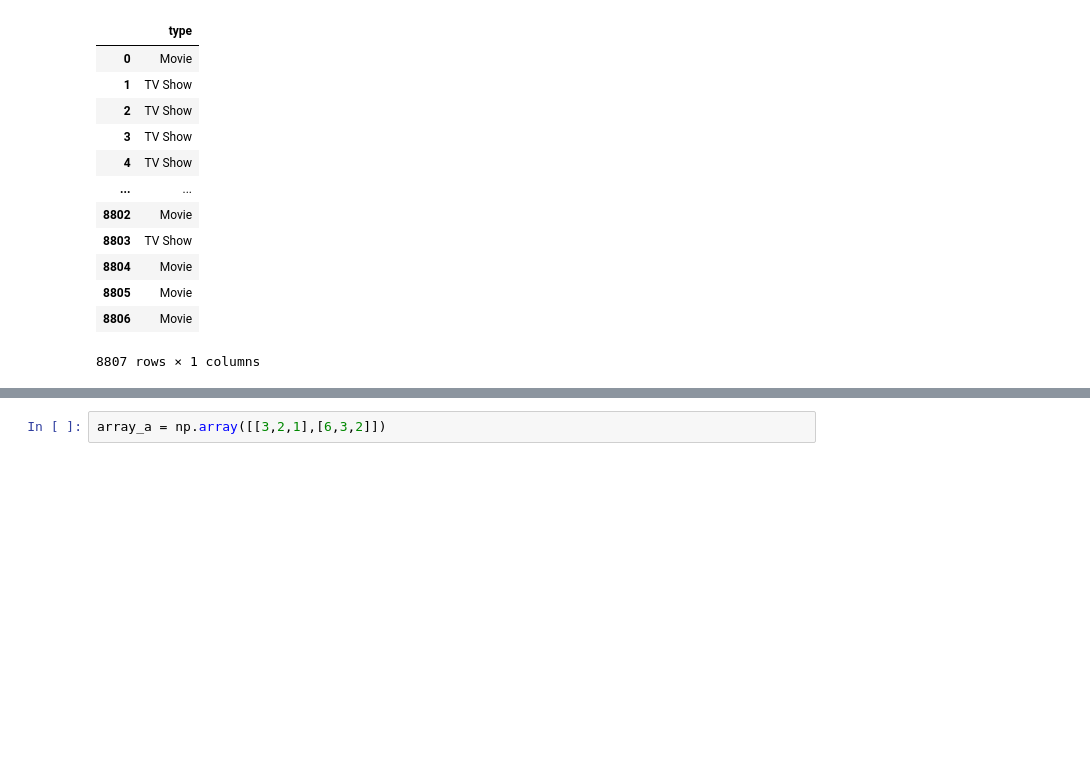
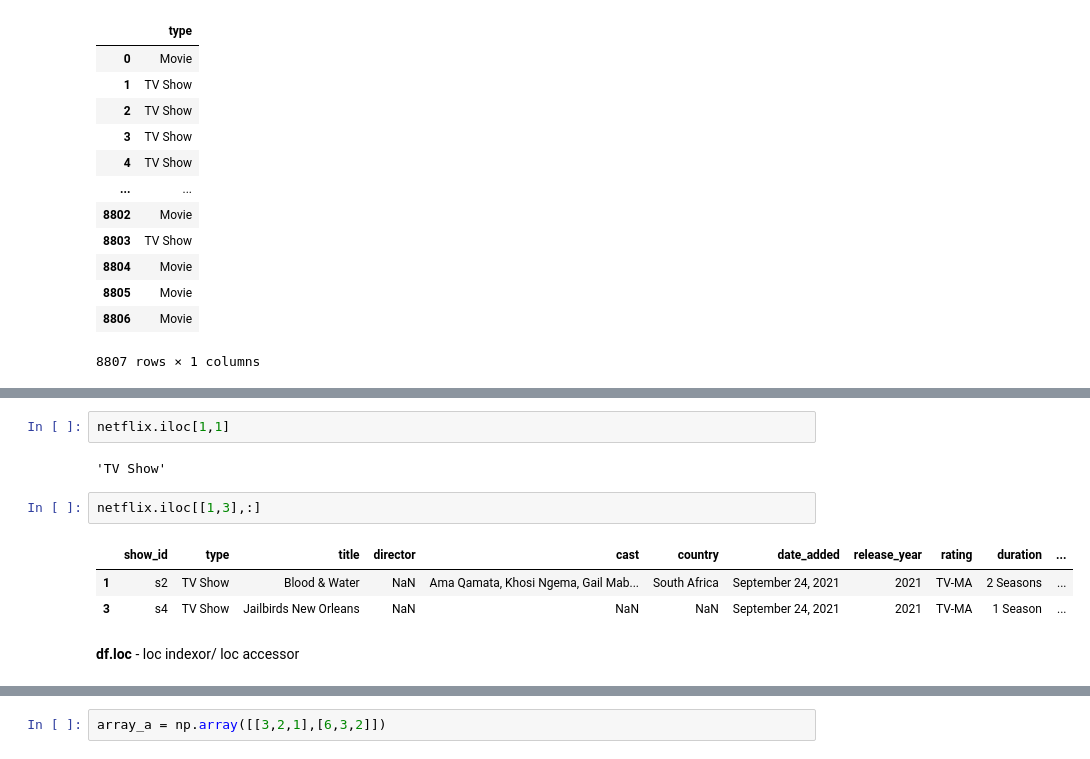
Before and after one commit to bgreat5/ML, a Jupyter notebook: Python/Python_with_Pandas.ipynb, the cells around one changed output, grey strips where cells are left out. Saved outputs shown, nothing was run; the diff lists cells and outputs as text; blank space fills up the shorter version.

```diff
--- a/Python/Python_with_Pandas.ipynb
+++ b/Python/Python_with_Pandas.ipynb
@@ -492,0 +516,12 @@ netflix[['type']]
+# %%
+netflix.iloc[1,1]
+# %% [output]
+'TV Show'
+# %%
+netflix.iloc[[1,3],:]
+# %% [output]
+|  | show_id | type | title | director | cast | country | date_added | release_year | rating | duration | ... |
+| 1 | s2 | TV Show | Blood & Water | NaN | Ama Qamata, Khosi Ngema, Gail Mab... | South Africa | September 24, 2021 | 2021 | TV-MA | 2 Seasons | ... |
+| 3 | s4 | TV Show | Jailbirds New Orleans | NaN | NaN | NaN | September 24, 2021 | 2021 | TV-MA | 1 Season | ... |
+# %% [markdown]
+**df.loc** - loc indexor/ loc accessor
```
Also changed, not shown: parts of 8 cells of this notebook.
